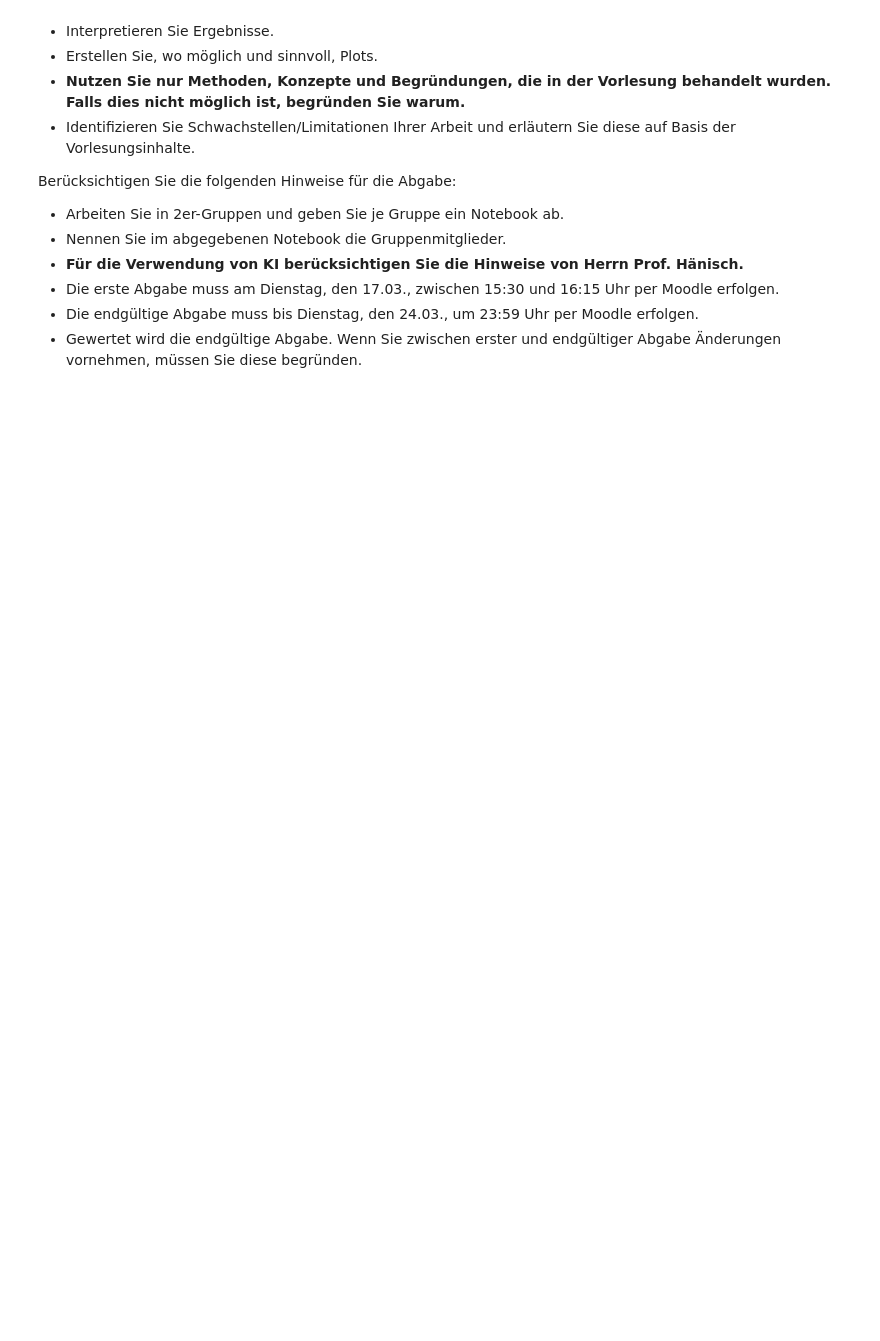
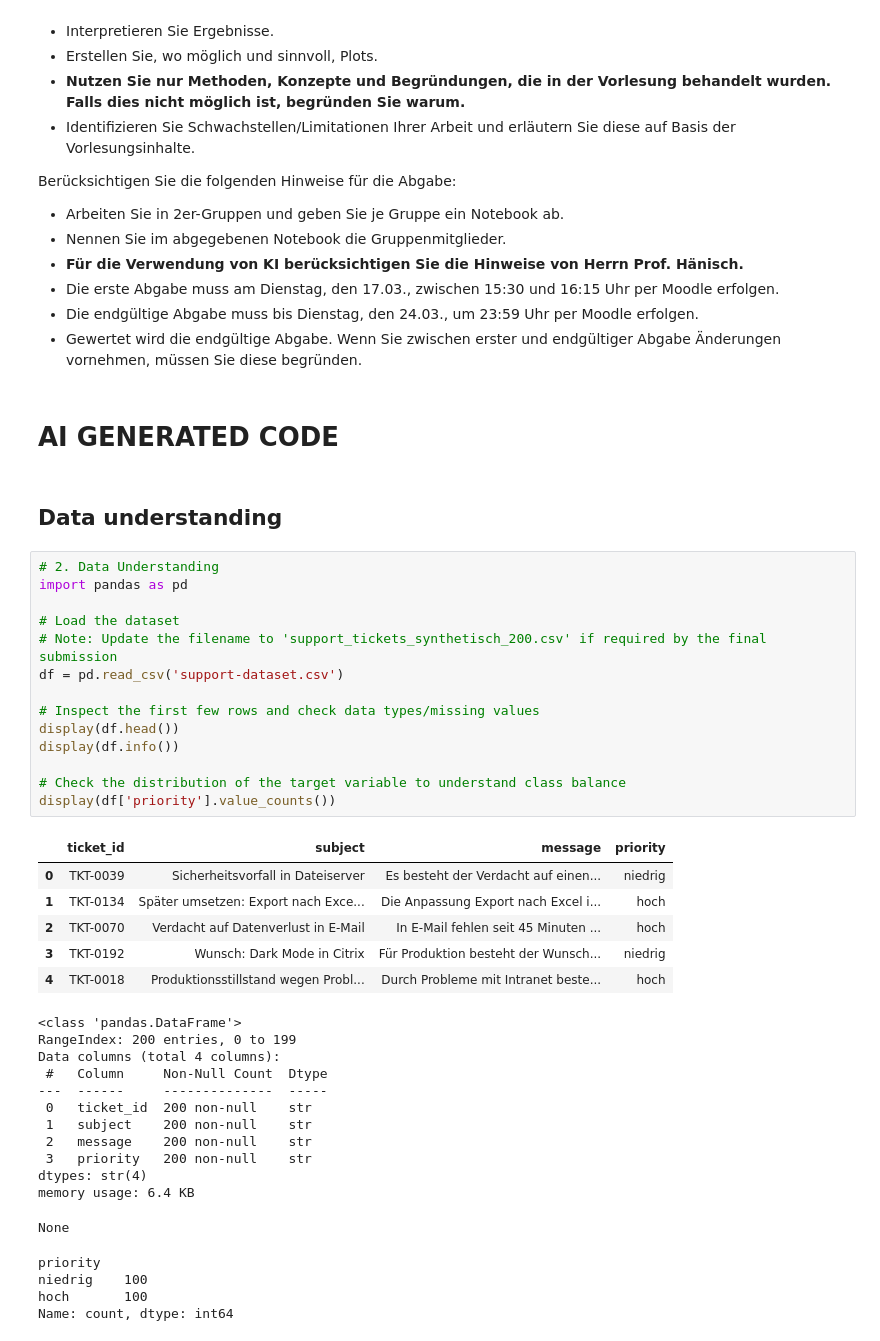
Before and after one commit to Zoehong11/solarLaborArbeit, a Jupyter notebook: laborarbeit_teil2.ipynb, the cells around one changed output. Drawn from its saved outputs; the diff is of its cells as text; blank space fills up the shorter version.

```diff
--- a/laborarbeit_teil2.ipynb
+++ b/laborarbeit_teil2.ipynb
@@ -45,3 +45,44 @@ Berücksichtigen Sie die folgenden Hinweise für die Abgabe:
 * Die erste Abgabe muss am Dienstag, den 17.03., zwischen 15:30 und 16:15 Uhr per Moodle erfolgen.
 * Die endgültige Abgabe muss bis Dienstag, den 24.03., um 23:59 Uhr per Moodle erfolgen.
 * Gewertet wird die endgültige Abgabe. Wenn Sie zwischen erster und endgültiger Abgabe Änderungen vornehmen, müssen Sie diese begründen.
+# %% [markdown]
+# AI GENERATED CODE
+# %% [markdown]
+## Data understanding
+# %%
+# 2. Data Understanding
+import pandas as pd
+
+# Load the dataset
+# Note: Update the filename to 'support_tickets_synthetisch_200.csv' if required by the final submission
+df = pd.read_csv('support-dataset.csv')
+
+# Inspect the first few rows and check data types/missing values
+display(df.head())
+display(df.info())
+
+# Check the distribution of the target variable to understand class balance
+display(df['priority'].value_counts())
+# %% [output]
+|  | ticket_id | subject | message | priority |
+| 0 | TKT-0039 | Sicherheitsvorfall in Dateiserver | Es besteht der Verdacht auf einen... | niedrig |
+| 1 | TKT-0134 | Später umsetzen: Export nach Exce... | Die Anpassung Export nach Excel i... | hoch |
+| 2 | TKT-0070 | Verdacht auf Datenverlust in E-Mail | In E-Mail fehlen seit 45 Minuten ... | hoch |
+| 3 | TKT-0192 | Wunsch: Dark Mode in Citrix | Für Produktion besteht der Wunsch... | niedrig |
+| 4 | TKT-0018 | Produktionsstillstand wegen Probl... | Durch Probleme mit Intranet beste... | hoch |
+<class 'pandas.DataFrame'>
+RangeIndex: 200 entries, 0 to 199
+Data columns (total 4 columns):
+ #   Column     Non-Null Count  Dtype
+---  ------     --------------  -----
+ 0   ticket_id  200 non-null    str
+ 1   subject    200 non-null    str
+ 2   message    200 non-null    str
+ 3   priority   200 non-null    str
+dtypes: str(4)
+memory usage: 6.4 KB
+None
+priority
+niedrig    100
+hoch       100
+Name: count, dtype: int64
```
Also changed, not shown: parts of 7 cells of this notebook.
